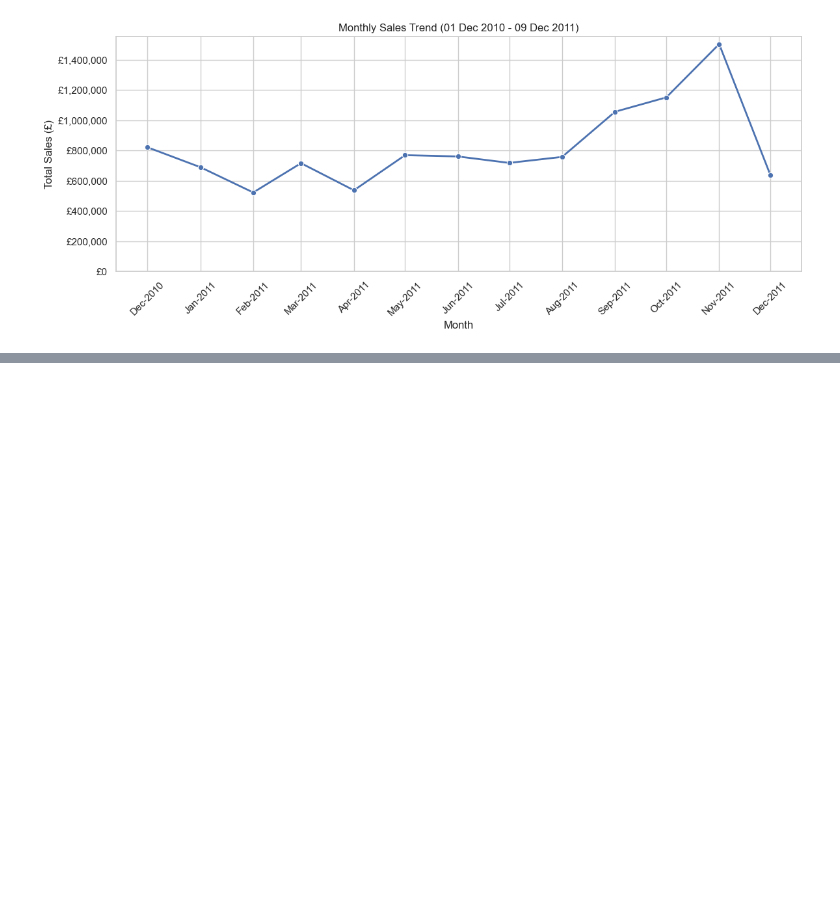
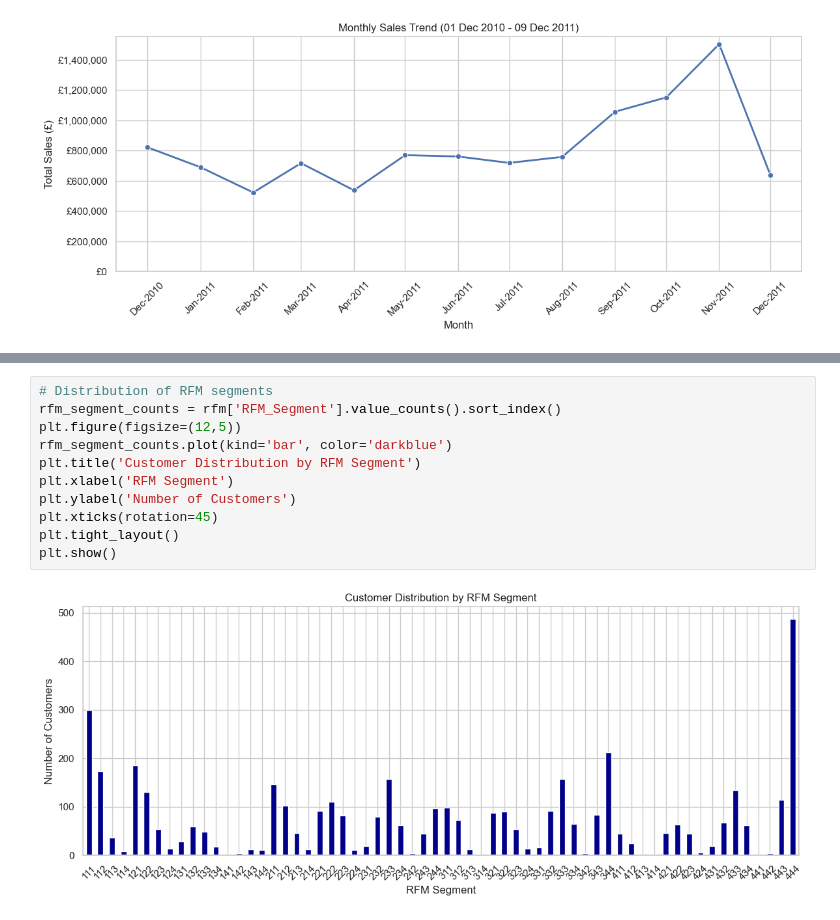
Before and after one commit to SelinaFischer/Project-1-Online-Retail-Transaction-Analysis, a Jupyter notebook: jupyter_notebooks/data_investigation.ipynb, the cells around one changed output, grey strips where cells are left out. Drawn from its saved outputs; the diff is of its cells as text; blank space fills up the shorter version.

```diff
--- a/jupyter_notebooks/data_investigation.ipynb
+++ b/jupyter_notebooks/data_investigation.ipynb
@@ -1132,0 +1165,13 @@ plt.show()
+# %%
+# Distribution of RFM segments
+rfm_segment_counts = rfm['RFM_Segment'].value_counts().sort_index()
+plt.figure(figsize=(12,5))
+rfm_segment_counts.plot(kind='bar', color='darkblue')
+plt.title('Customer Distribution by RFM Segment')
+plt.xlabel('RFM Segment')
+plt.ylabel('Number of Customers')
+plt.xticks(rotation=45)
+plt.tight_layout()
+plt.show()
+# %% [output]
+[figure, added]
```
Also changed, not shown: parts of 39 cells of this notebook, 5 other files.
